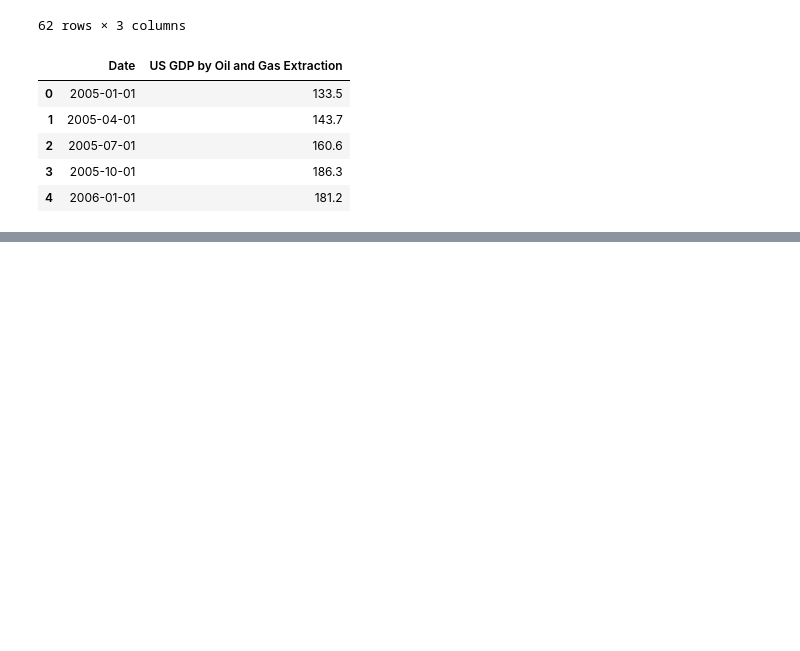
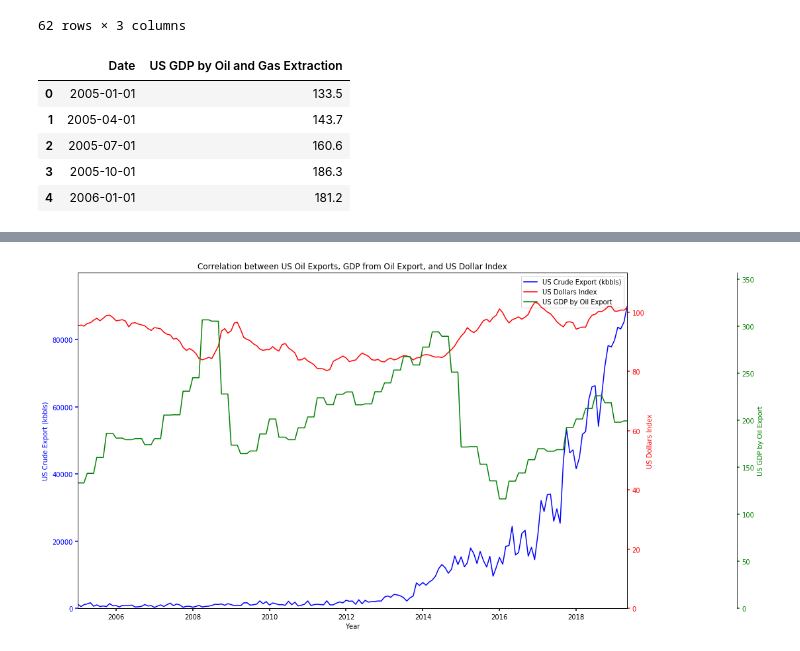
Before and after one commit to kk-deng/CanadaEnergyIE, a Jupyter notebook: Part 1 - US Oil Export and GDP vs. USD dollars.ipynb, the cells around one changed output, grey strips where cells are left out. Saved outputs shown, nothing was run; the diff lists cells and outputs as text; code cells hidden in the pictures; blank space fills up the shorter version.

Commit message:
Part 1 Final Notebook

```diff
--- a/Part 1 - US Oil Export and GDP vs. USD dollars.ipynb
+++ b/Part 1 - US Oil Export and GDP vs. USD dollars.ipynb
@@ -228,2 +228,2 @@ table7_final_2.to_csv("Resources/Clean Data/Table 7 - Clean.csv", index=False)
 # %%
-merge_final = pd.merge(merge_1_3, table7_final, on="Date", how="outer")
+merge_final = pd.merge(merge_1_3, table7_final, on="Date", how="left")
@@ -283,0 +230,4 @@ plt.show()
+# %%
+# merge_final['US GDP by Oil and Gas Extraction'] = merge_final['US GDP by Oil and Gas Extraction'].replace(np.nan, 0)
+merge_final['US GDP by Oil and Gas Extraction'] = merge_final["US GDP by Oil and Gas Extraction"].fillna(method='ffill')
+merge_final.head(10)
@@ -283,0 +248,63 @@ plt.show()
+# %%
+merge_final['US GDP by Oil and Gas Extraction'] = merge_final['US GDP by Oil and Gas Extraction'].astype(float)
+
+
+x_axis = merge_final["Date"]
+y_axis_1 = merge_final["U.S. Exports of Crude Oil (Thousand Barrels)"]
+y_axis_2 = merge_final["US Dollars Index"]
+y_axis_3 = merge_final["US GDP by Oil and Gas Extraction"]
+
+fig, host = plt.subplots(figsize=(15,8))
+fig.subplots_adjust(right=0.75)
+
+par1 = host.twinx()
+par2 = host.twinx()
+
+# Offset the right spine of par2.  The ticks and label have already been
+# placed on the right by twinx above.
+par2.spines["right"].set_position(("axes", 1.2))
+
+# Having been created by twinx, par2 has its frame off, so the line of its
+# detached spine is invisible.  First, activate the frame but make the patch
+# and spines invisible.
+# make_patch_spines_invisible(par2)
+# Second, show the right spine.
+
+par2.spines["right"].set_visible(True)
+
+p1, = host.plot(x_axis, y_axis_1, "b-", label="US Crude Export (kbbls)")
+p2, = par1.plot(x_axis, y_axis_2, "r-", label="US Dollars Index")
+p3, = par2.plot(x_axis, y_axis_3, "g-", label="US GDP by Oil Export")
+
+
+host.set_title("Correlation between US Oil Exports, GDP from Oil Export, and US Dollar Index")
+host.set_xlim(min(x_axis), max(x_axis) )
+host.set_ylim(0,max(y_axis_1) + 10000 )
+par1.set_ylim(0, max(y_axis_2) + 10)
+par2.set_ylim(0, max(y_axis_3)+50)
+
+host.set_xlabel("Year")
+host.set_ylabel("US Crude Export (kbbls)")
+par1.set_ylabel("US Dollars Index")
+par2.set_ylabel("US GDP by Oil Export")
+
+host.yaxis.label.set_color(p1.get_color())
+par1.yaxis.label.set_color(p2.get_color())
+par2.yaxis.label.set_color(p3.get_color())
+
+tkw = dict(size=4, width=1.5)
+host.tick_params(axis='y', colors=p1.get_color(), **tkw)
+par1.tick_params(axis='y', colors=p2.get_color(), **tkw)
+par2.tick_params(axis='y', colors=p3.get_color(), **tkw)
+host.tick_params(axis='x', **tkw)
+
+lines = [p1, p2, p3]
+
+host.legend(lines, [l.get_label() for l in lines], loc='best')
+plt.tight_layout()
+plt.savefig("Plot/Part 1.png")
+
+
+plt.show()
+# %% [output]
+[figure, added]
```
Also changed, not shown: parts of 8 cells of this notebook.
